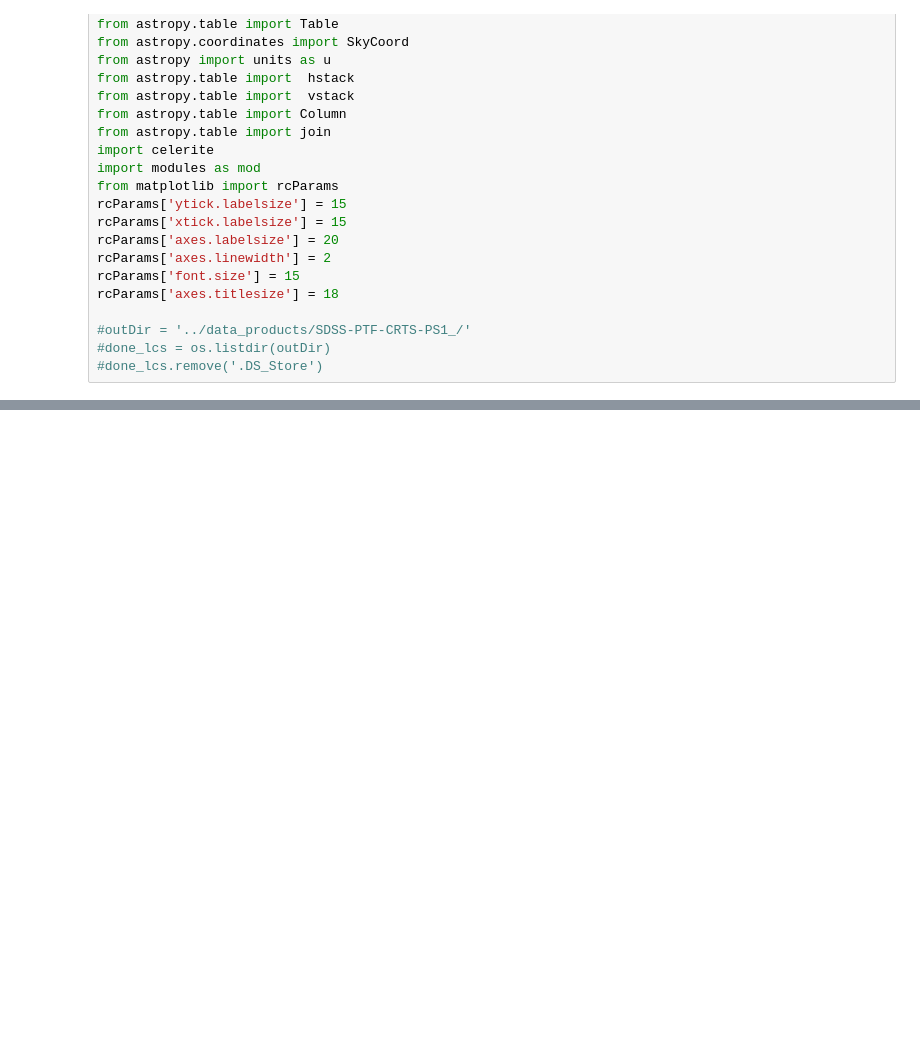
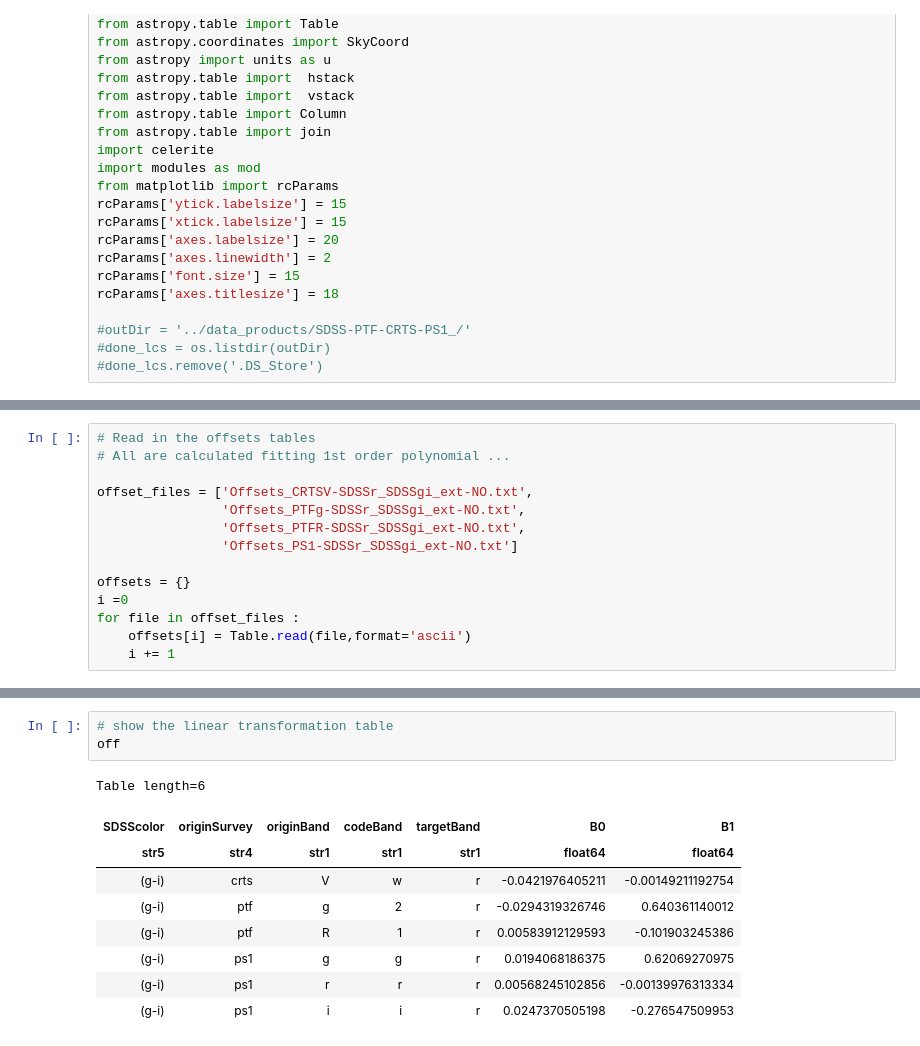
Before and after one commit to suberlak/PS1_SDSS_CRTS, a Jupyter notebook: code/AC_combined_LC.ipynb, the cells around one changed output, grey strips where cells are left out. Saved outputs shown, nothing was run; the diff lists cells and outputs as text; blank space fills up the shorter version.

```diff
--- a/code/AC_combined_LC.ipynb
+++ b/code/AC_combined_LC.ipynb
@@ -42,0 +39,14 @@ NameError: name 'Offsets_CRTSV' is not defined
+# %%
+# Read in the offsets tables
+# All are calculated fitting 1st order polynomial ...
+
+offset_files = ['Offsets_CRTSV-SDSSr_SDSSgi_ext-NO.txt',
+                'Offsets_PTFg-SDSSr_SDSSgi_ext-NO.txt',
+                'Offsets_PTFR-SDSSr_SDSSgi_ext-NO.txt',
+                'Offsets_PS1-SDSSr_SDSSgi_ext-NO.txt']
+
+offsets = {}
+i =0
+for file in offset_files :
+    offsets[i] = Table.read(file,format='ascii')
+    i += 1
@@ -42,0 +86,13 @@ NameError: name 'Offsets_CRTSV' is not defined
+# %%
+# show the linear transformation table
+off
+# %% [output]
+Table length=6
+| SDSScolor | originSurvey | originBand | codeBand | targetBand | B0 | B1 |
+| str5 | str4 | str1 | str1 | str1 | float64 | float64 |
+| (g-i) | crts | V | w | r | -0.0421976405211 | -0.00149211192754 |
+| (g-i) | ptf | g | 2 | r | -0.0294319326746 | 0.640361140012 |
+| (g-i) | ptf | R | 1 | r | 0.00583912129593 | -0.101903245386 |
+| (g-i) | ps1 | g | g | r | 0.0194068186375 | 0.62069270975 |
+| (g-i) | ps1 | r | r | r | 0.00568245102856 | -0.00139976313334 |
+| (g-i) | ps1 | i | i | r | 0.0247370505198 | -0.276547509953 |
```
Also changed, not shown: parts of 13 cells of this notebook, 4 other files.
